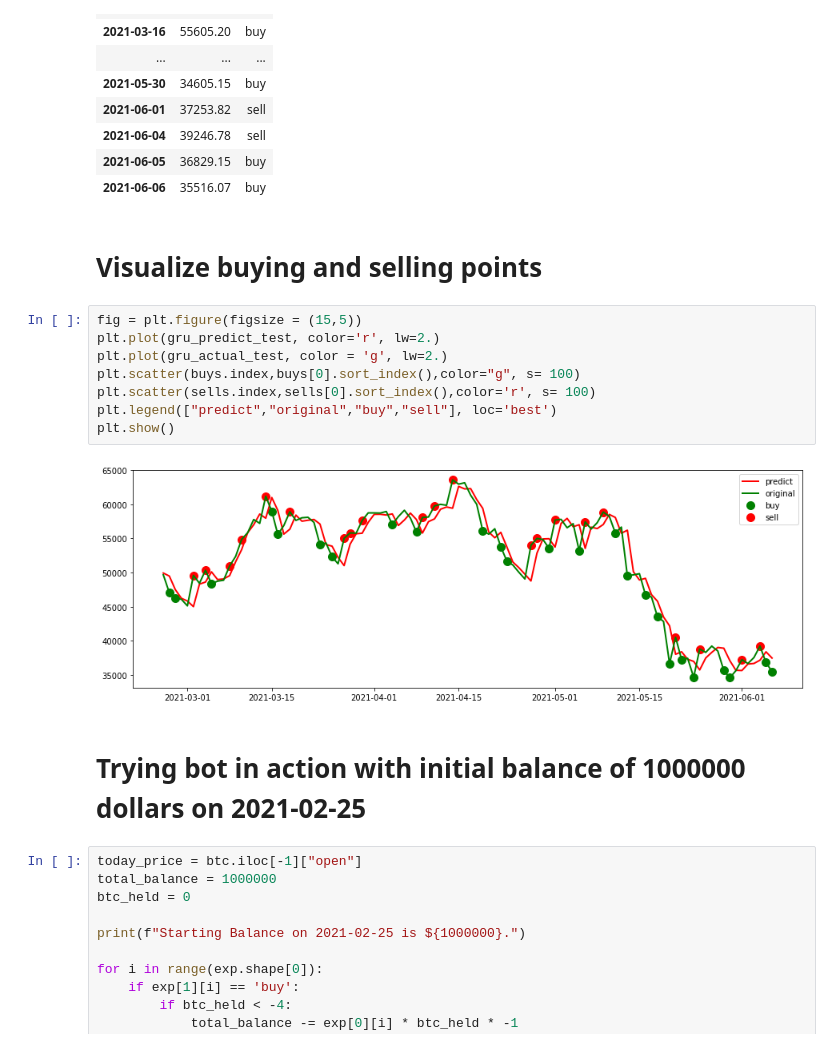
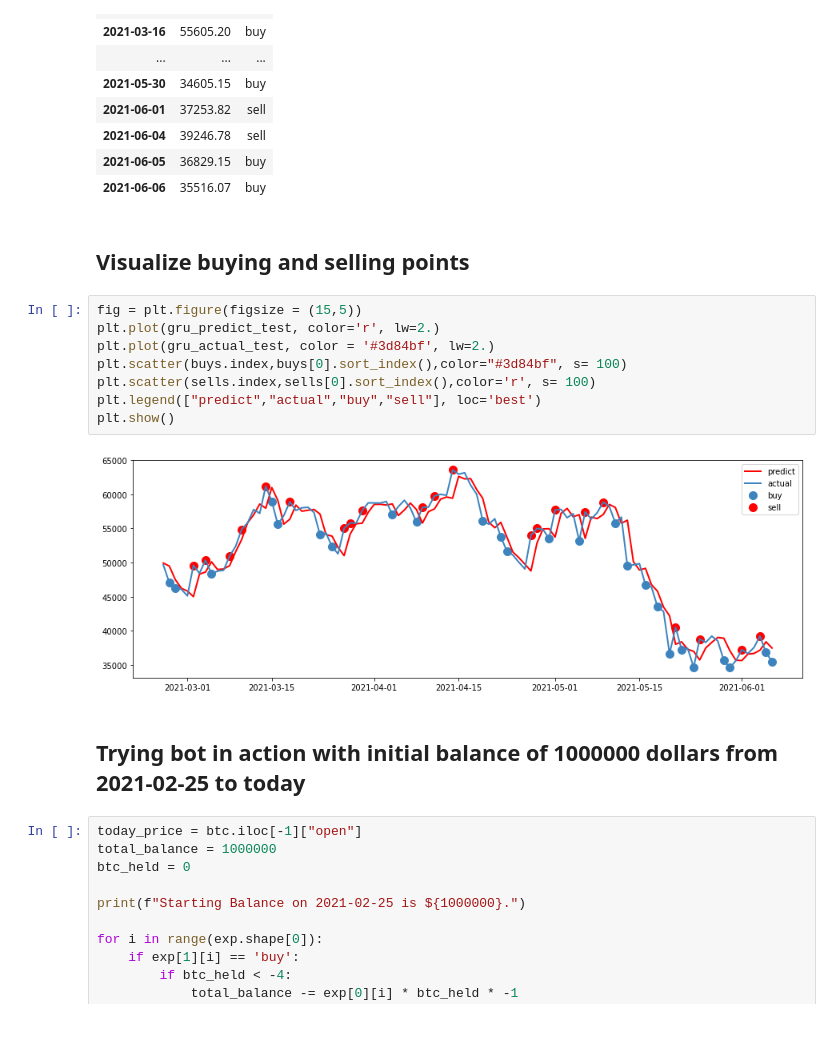
Before and after one commit to hsj7346/bitcoin_predictions, a Jupyter notebook: bitcoin_predictions.ipynb, the cells around one changed output. Drawn from its saved outputs; the diff is of its cells as text.

```diff
--- a/bitcoin_predictions.ipynb
+++ b/bitcoin_predictions.ipynb
@@ -372,19 +373,19 @@ exp
 | 2021-06-05 | 36829.15 | buy |
 | 2021-06-06 | 35516.07 | buy |
 # %% [markdown]
-# Visualize buying and selling points
+## Visualize buying and selling points
 # %%
 fig = plt.figure(figsize = (15,5))
 plt.plot(gru_predict_test, color='r', lw=2.)
-plt.plot(gru_actual_test, color = 'g', lw=2.)
-plt.scatter(buys.index,buys[0].sort_index(),color="g", s= 100)
+plt.plot(gru_actual_test, color = '#3d84bf', lw=2.)
+plt.scatter(buys.index,buys[0].sort_index(),color="#3d84bf", s= 100)
 plt.scatter(sells.index,sells[0].sort_index(),color='r', s= 100)
-plt.legend(["predict","original","buy","sell"], loc='best')
+plt.legend(["predict","actual","buy","sell"], loc='best')
 plt.show()
 # %% [output]
-[figure, old version]
+[figure, new version]
 # %% [markdown]
-# Trying bot in action with initial balance of 1000000 dollars on 2021-02-25
+## Trying bot in action with initial balance of 1000000 dollars from 2021-02-25 to today
 # %%
 today_price = btc.iloc[-1]["open"]
 total_balance = 1000000
```
Also changed, not shown: parts of 22 cells of this notebook.
